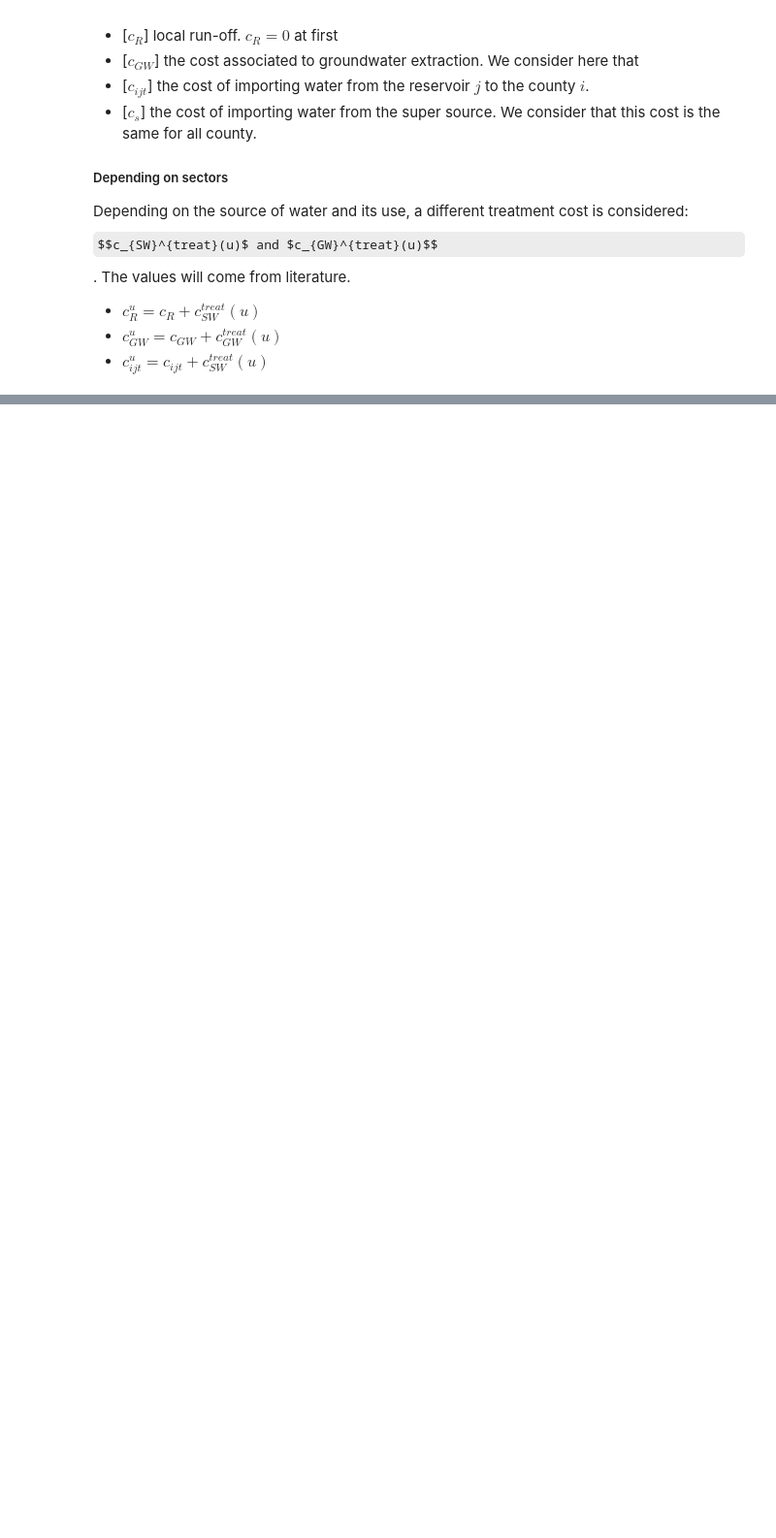
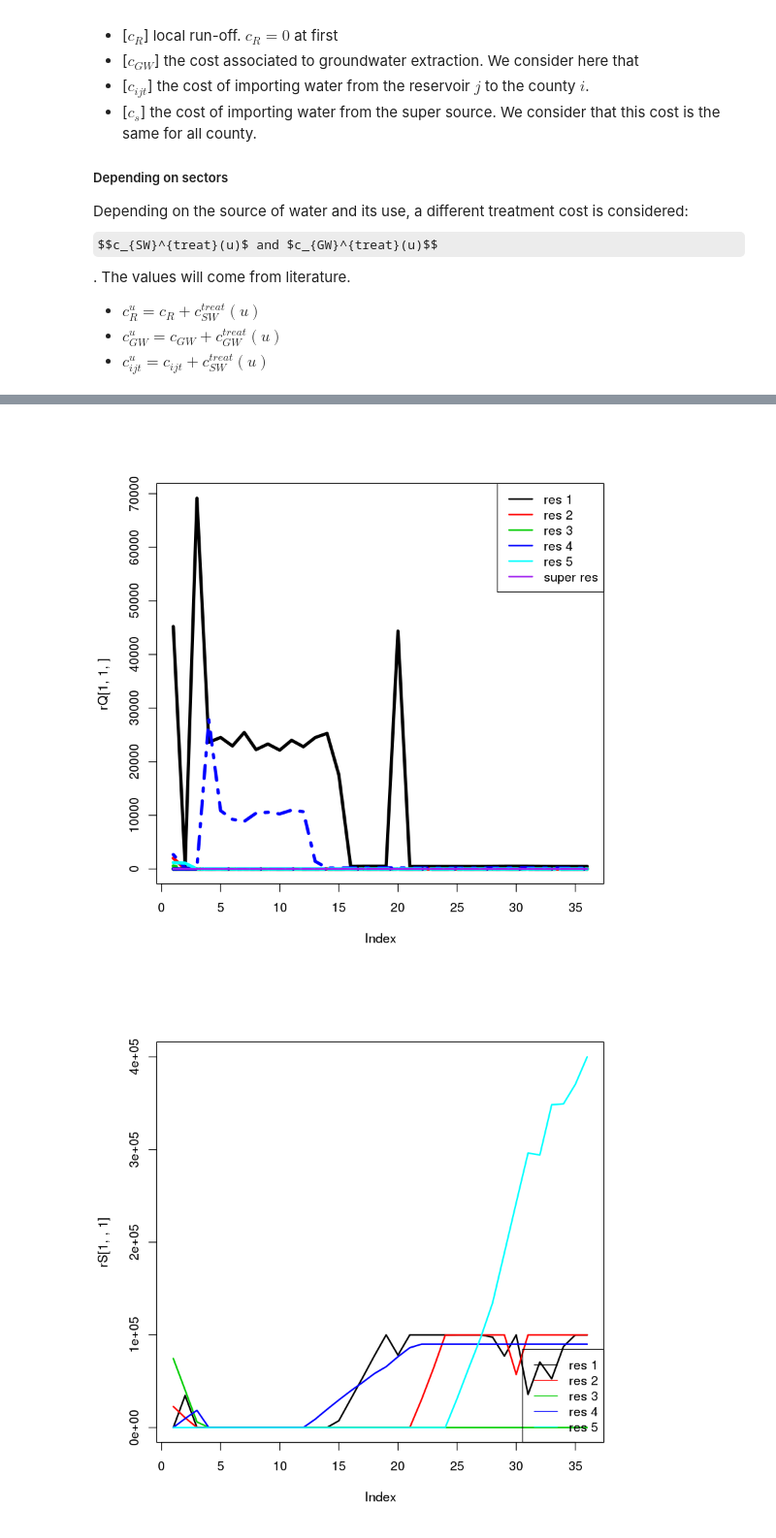
Before and after one commit to LaurelineJ/WaterManagementOptimisation, a Jupyter notebook: example.ipynb, the cells around one changed output, grey strips where cells are left out. Shown at 97% size. Drawn from its saved outputs; the diff is of its cells as text; code cells hidden in the pictures; some formulas as TeX source; blank space fills up the shorter version.

```diff
--- a/example.ipynb
+++ b/example.ipynb
@@ -82,0 +76,5 @@ ERROR: Error in eval(expr, envir, enclos): could not find function "gurobi"
+# %%
+source("plot_results.R")
+# %% [output]
+[figure, added]
+[figure, added]
```
Also changed, not shown: parts of 6 cells of this notebook, 2 other files.
